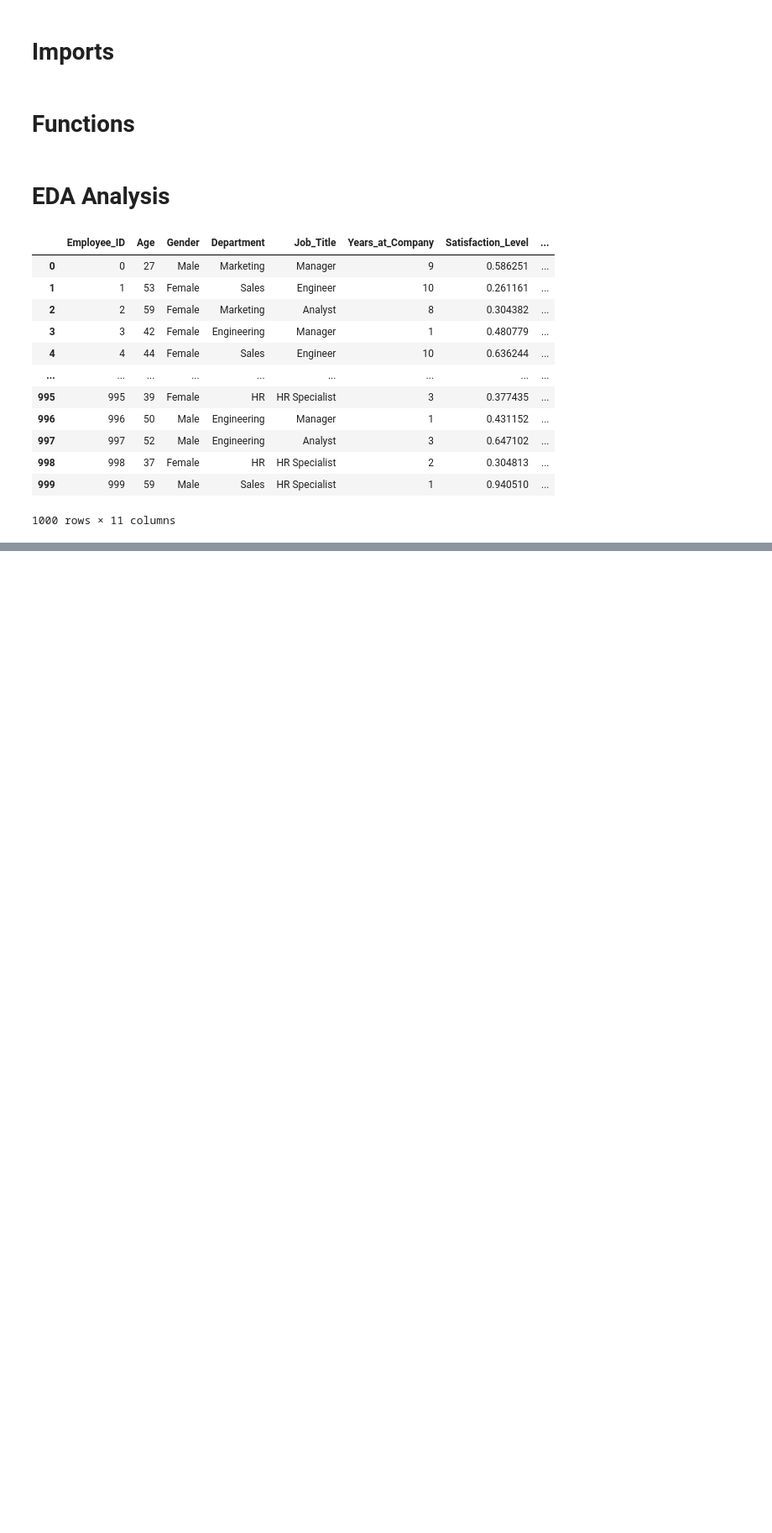
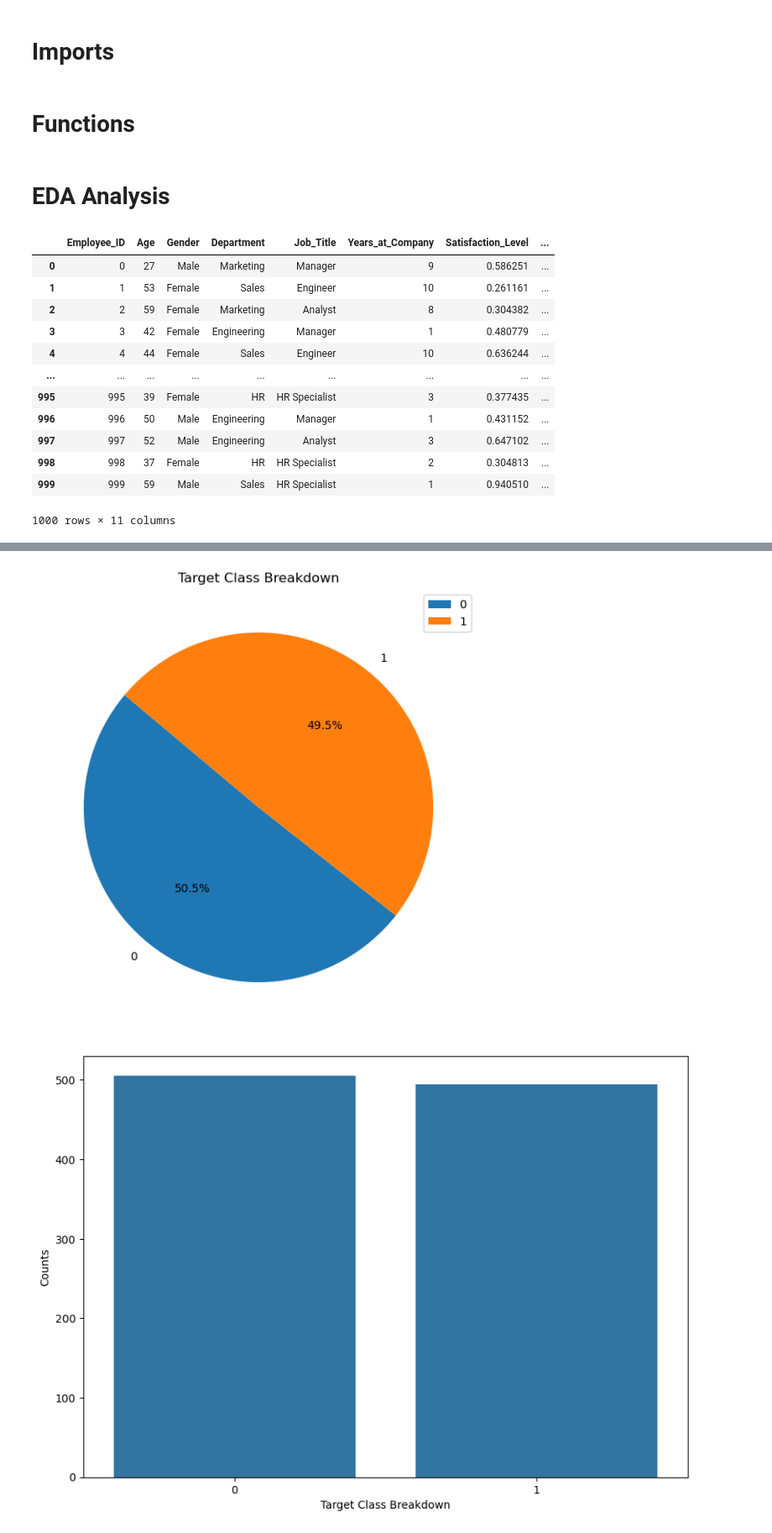
Before and after one commit to MaukanMir/Employee-Attrition-Classification, a Jupyter notebook: training.ipynb, the cells around one changed output, grey strips where cells are left out. Shown: that part at 84% size. Drawn from its saved outputs; the diff is of its cells as text; code cells hidden in the pictures; blank space fills up the shorter version.

Commit message:
checking class balance

```diff
--- a/training.ipynb
+++ b/training.ipynb
@@ -13,6 +13,25 @@ from sklearn.compose import ColumnTransformer
 from sklearn.preprocessing import OneHotEncoder, PowerTransformer
 # %% [markdown]
 # Functions
+# %%
+def check_for_nulls_dupes(df):
+  print(f"The amount of Null Values: {df.isna().sum()}")
+  print(f"The amount of Duplicated Values {df.duplicated().sum()}")
+
+def check_class_imbalance(target):
+  unique, counts = np.unique(target, return_counts=True)
+
+  plt.figure(figsize=(10, 7))
+  plt.pie(counts, labels=unique, startangle=140, autopct="%1.1f%%")
+  plt.title("Target Class Breakdown")
+  plt.legend()
+  plt.show()
+
+  plt.figure(figsize=(10, 7))
+  sns.countplot(x=target)
+  plt.xlabel("Target Class Breakdown")
+  plt.ylabel("Counts")
+  plt.show()
 # %% [markdown]
 # EDA Analysis
 # %%
@@ -34,0 +74,5 @@ df
+# %%
+check_class_imbalance(df["Attrition"])
+# %% [output]
+[figure, added]
+[figure, added]
```
Also changed, not shown: parts of 3 cells of this notebook.
